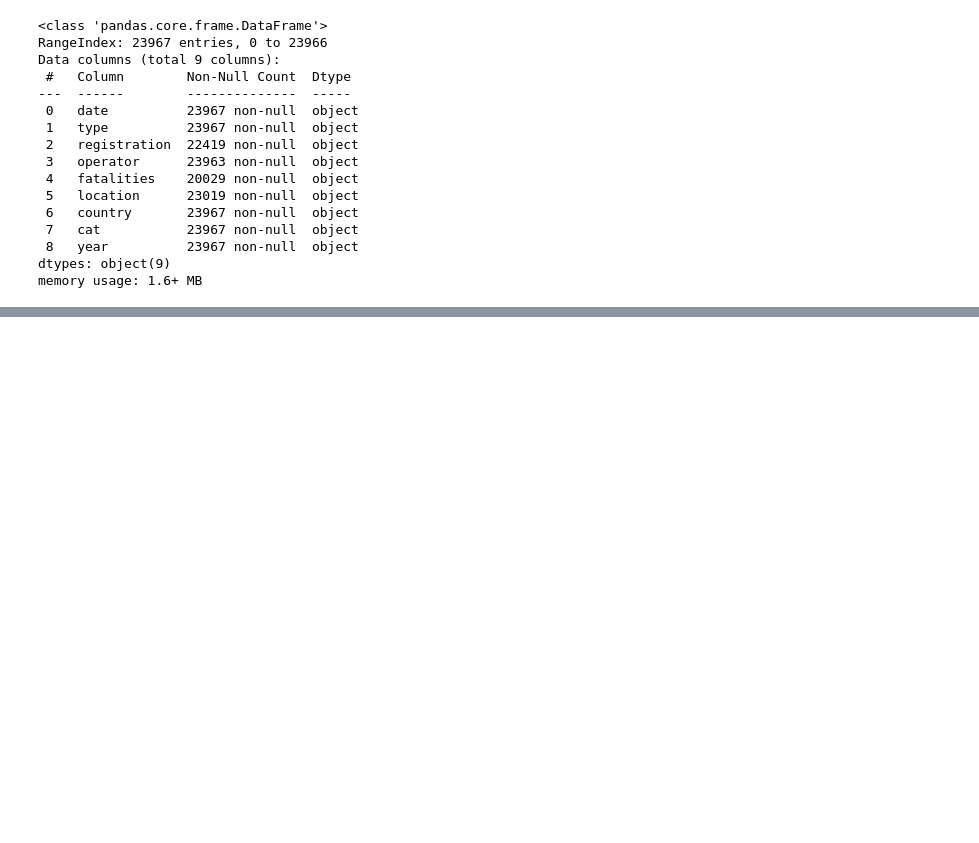
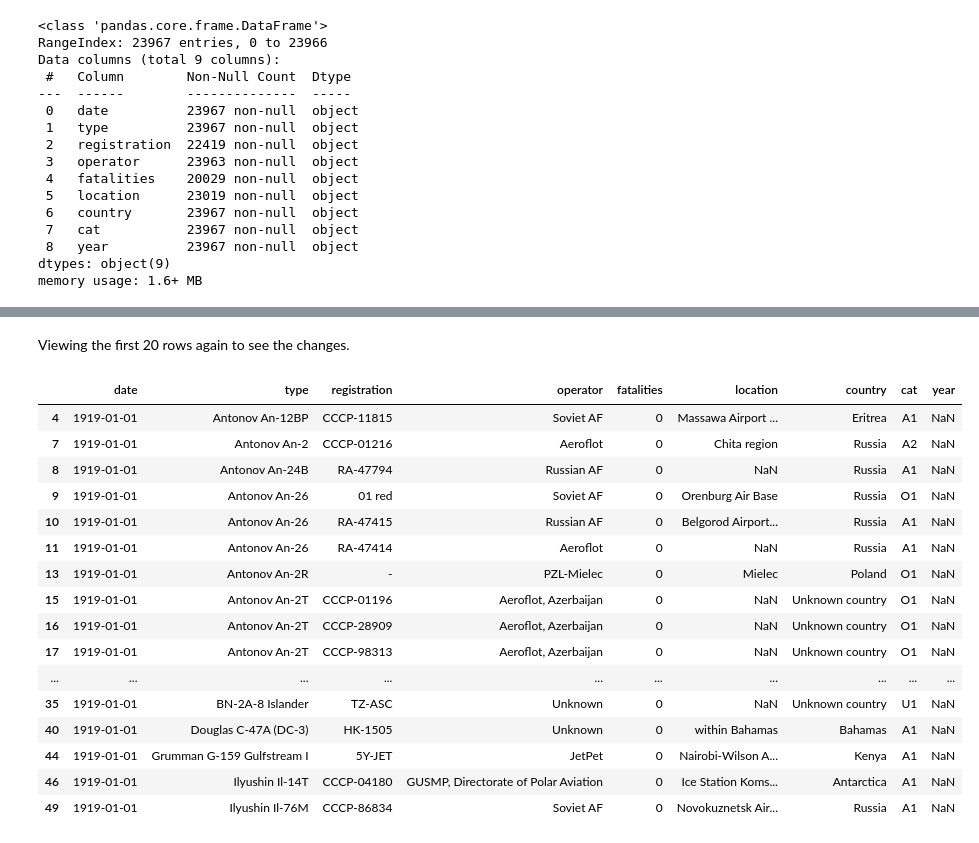
Before and after one commit to Christine-Muhoro/Phase-1-Project, a Jupyter notebook: index.ipynb, the cells around one changed output, grey strips where cells are left out. Cells and saved outputs as stored; diff of their text form; code cells hidden in the pictures; blank space fills up the shorter version.

```diff
--- a/index.ipynb
+++ b/index.ipynb
@@ -88,0 +225,3 @@ date column datatype is a string not a datetime.
+# %%
+df = df.dropna(subset=['type', 'fatalities', 'cat'], how = 'any') # how='any' means if one of the 3 has a missing value, drop the column
+df.info()
@@ -88,0 +262,3 @@ date column datatype is a string not a datetime.
+# %%
+df['date'] = pd.to_datetime(df['date'])
+df.info()
@@ -88,0 +286,2 @@ date column datatype is a string not a datetime.
+# %%
+df.loc[4, 'date'] = pd.to_datetime("1919-01-01")
@@ -88,0 +291,4 @@ date column datatype is a string not a datetime.
+# %%
+# df['date'] = df['date'].fillna(method='bfill')   # backward fill i.e fill with next date value
+df['date'] = df['date'].ffill().bfill()
+df.info()
@@ -88,0 +312,22 @@ date column datatype is a string not a datetime.
+# %% [markdown]
+Viewing the first 20 rows again to see the changes.
+# %%
+df.head(20)
+# %% [output]
+|  | date | type | registration | operator | fatalities | location | country | cat | year |
+| 4 | 1919-01-01 | Antonov An-12BP | CCCP-11815 | Soviet AF | 0 | Massawa Airport ... | Eritrea | A1 | NaN |
+| 7 | 1919-01-01 | Antonov An-2 | CCCP-01216 | Aeroflot | 0 | Chita region | Russia | A2 | NaN |
+| 8 | 1919-01-01 | Antonov An-24B | RA-47794 | Russian AF | 0 | NaN | Russia | A1 | NaN |
+| 9 | 1919-01-01 | Antonov An-26 | 01 red | Soviet AF | 0 | Orenburg Air Base | Russia | O1 | NaN |
+| 10 | 1919-01-01 | Antonov An-26 | RA-47415 | Russian AF | 0 | Belgorod Airport... | Russia | A1 | NaN |
+| 11 | 1919-01-01 | Antonov An-26 | RA-47414 | Aeroflot | 0 | NaN | Russia | A1 | NaN |
+| 13 | 1919-01-01 | Antonov An-2R | - | PZL-Mielec | 0 | Mielec | Poland | O1 | NaN |
+| 15 | 1919-01-01 | Antonov An-2T | CCCP-01196 | Aeroflot, Azerbaijan | 0 | NaN | Unknown country | O1 | NaN |
+| 16 | 1919-01-01 | Antonov An-2T | CCCP-28909 | Aeroflot, Azerbaijan | 0 | NaN | Unknown country | O1 | NaN |
+| 17 | 1919-01-01 | Antonov An-2T | CCCP-98313 | Aeroflot, Azerbaijan | 0 | NaN | Unknown country | O1 | NaN |
+| ... | ... | ... | ... | ... | ... | ... | ... | ... | ... |
+| 35 | 1919-01-01 | BN-2A-8 Islander | TZ-ASC | Unknown | 0 | NaN | Unknown country | U1 | NaN |
+| 40 | 1919-01-01 | Douglas C-47A (DC-3) | HK-1505 | Unknown | 0 | within Bahamas | Bahamas | A1 | NaN |
+| 44 | 1919-01-01 | Grumman G-159 Gulfstream I | 5Y-JET | JetPet | 0 | Nairobi-Wilson A... | Kenya | A1 | NaN |
+| 46 | 1919-01-01 | Ilyushin Il-14T | CCCP-04180 | GUSMP, Directorate of Polar Aviation | 0 | Ice Station Koms... | Antarctica | A1 | NaN |
+| 49 | 1919-01-01 | Ilyushin Il-76M | CCCP-86834 | Soviet AF | 0 | Novokuznetsk Air... | Russia | A1 | NaN |
```
Also changed, not shown: parts of 57 cells of this notebook.
